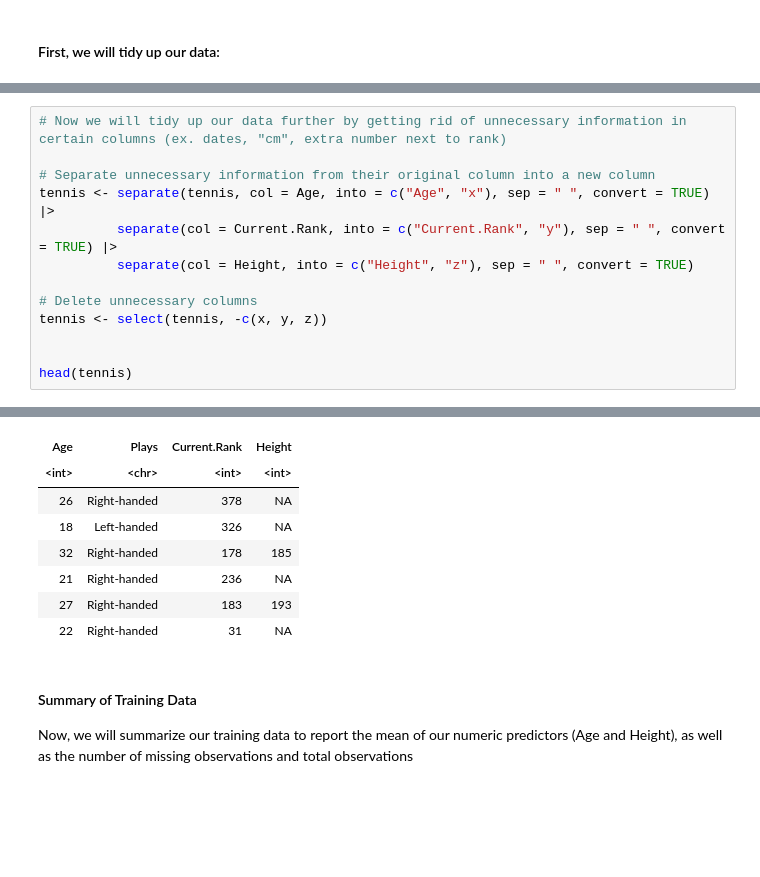
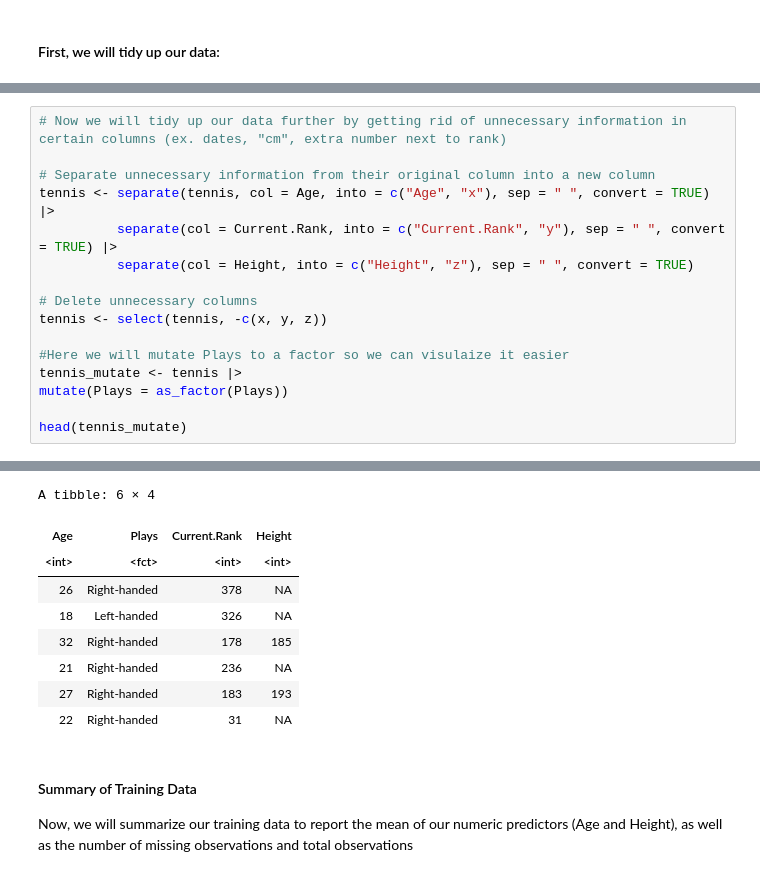
Before and after one commit to emilywang0/dsci-tennis-data-analysis, a Jupyter notebook: Proposal.ipynb, the cells around one changed output, grey strips where cells are left out. Saved outputs shown, nothing was run; the diff lists cells and outputs as text; blank space fills up the shorter version.

```diff
--- a/Proposal.ipynb
+++ b/Proposal.ipynb
@@ -94,6 +78,9 @@ tennis <- separate(tennis, col = Age, into = c("Age", "x"), sep = " ", convert =
 # Delete unnecessary columns
 tennis <- select(tennis, -c(x, y, z))
 
+#Here we will mutate Plays to a factor so we can visulaize it easier
+tennis_mutate <- tennis |>
+mutate(Plays = as_factor(Plays))
 
-head(tennis)
+head(tennis_mutate)
 # %% [output]
@@ -101,5 +93,6 @@ A tibble: 6 × 4
+A tibble: 6 × 4
 | Age | Plays | Current.Rank | Height |
-| <int> | <chr> | <int> | <int> |
+| <int> | <fct> | <int> | <int> |
 | 26 | Right-handed | 378 | NA |
 | 18 | Left-handed | 326 | NA |
 | 32 | Right-handed | 178 | 185 |
```
Also changed, not shown: parts of 5 cells of this notebook.
